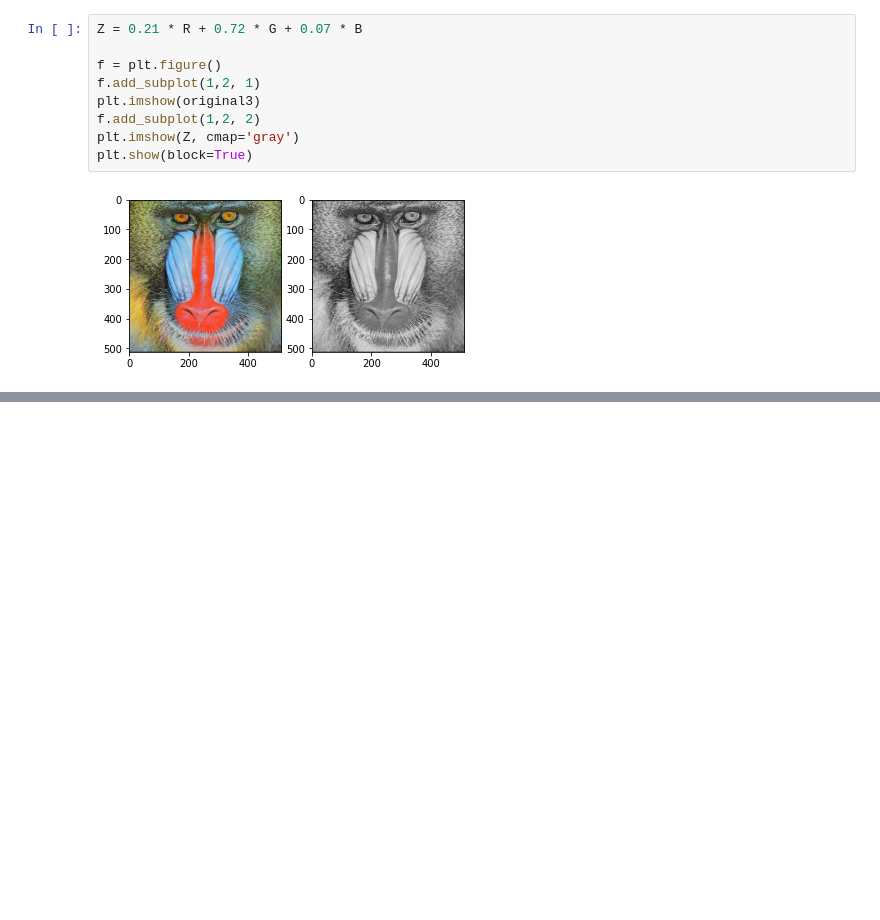
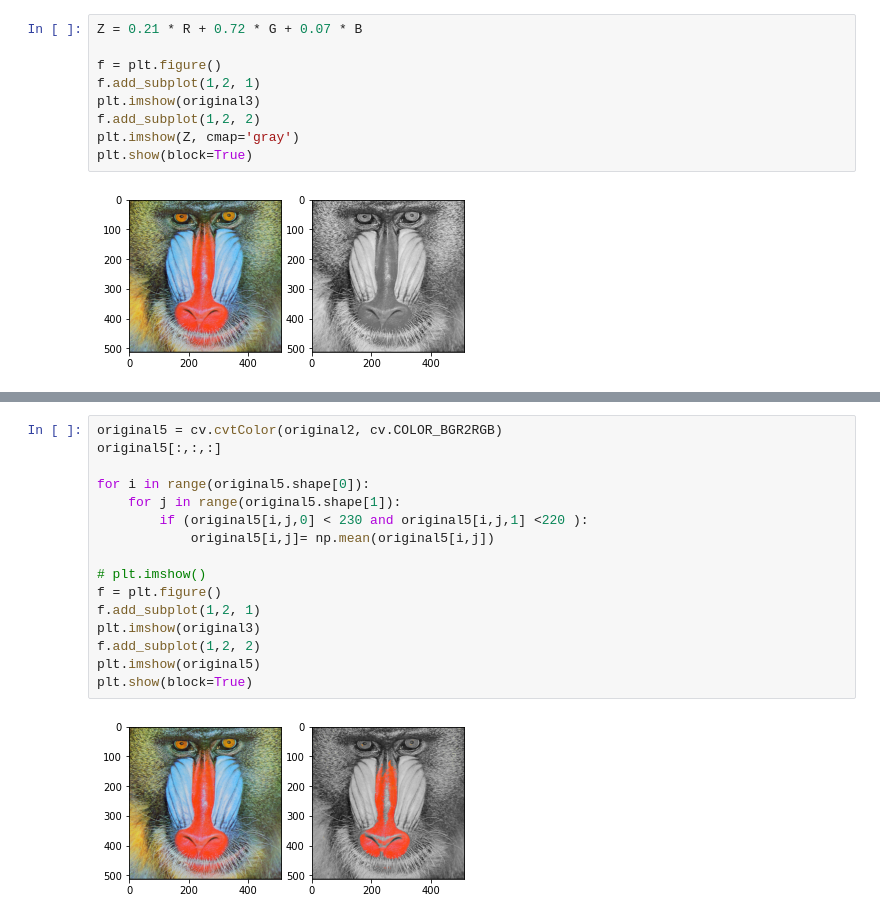
Before and after one commit to Auful01/PCVK, a Jupyter notebook: Week3.ipynb, the cells around one changed output, grey strips where cells are left out. Saved outputs shown, nothing was run; the diff lists cells and outputs as text; blank space fills up the shorter version.

```diff
--- a/Week3.ipynb
+++ b/Week3.ipynb
@@ -135,0 +157,18 @@ plt.show(block=True)
+# %%
+original5 = cv.cvtColor(original2, cv.COLOR_BGR2RGB)
+original5[:,:,:]
+
+for i in range(original5.shape[0]):
+    for j in range(original5.shape[1]):
+        if (original5[i,j,0] < 230 and original5[i,j,1] <220 ):
+            original5[i,j]= np.mean(original5[i,j])
+
+# plt.imshow()
+f = plt.figure()
+f.add_subplot(1,2, 1)
+plt.imshow(original3)
+f.add_subplot(1,2, 2)
+plt.imshow(original5)
+plt.show(block=True)
+# %% [output]
+[figure, added]
```
Also changed, not shown: parts of 1 cell of this notebook.
